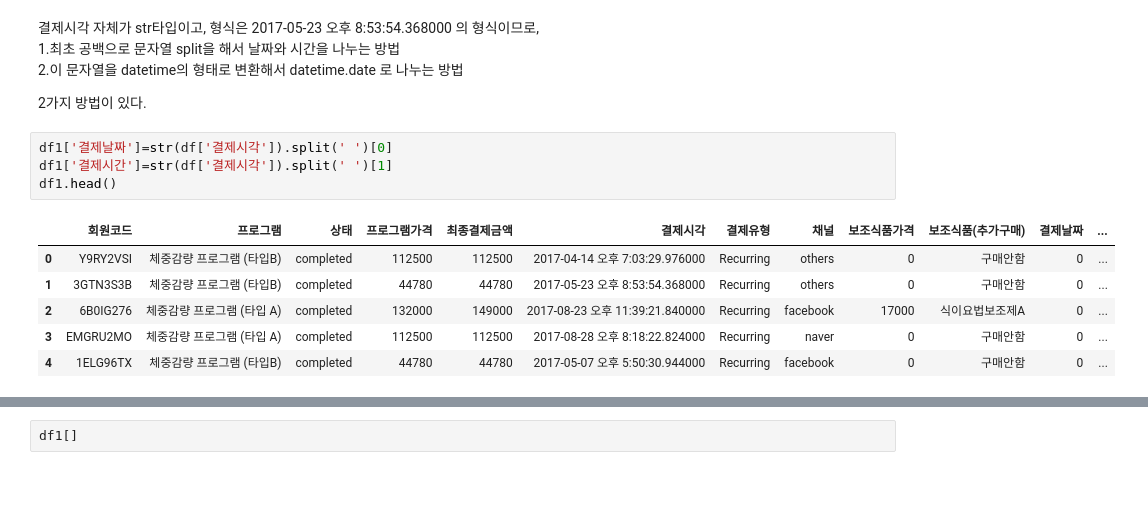
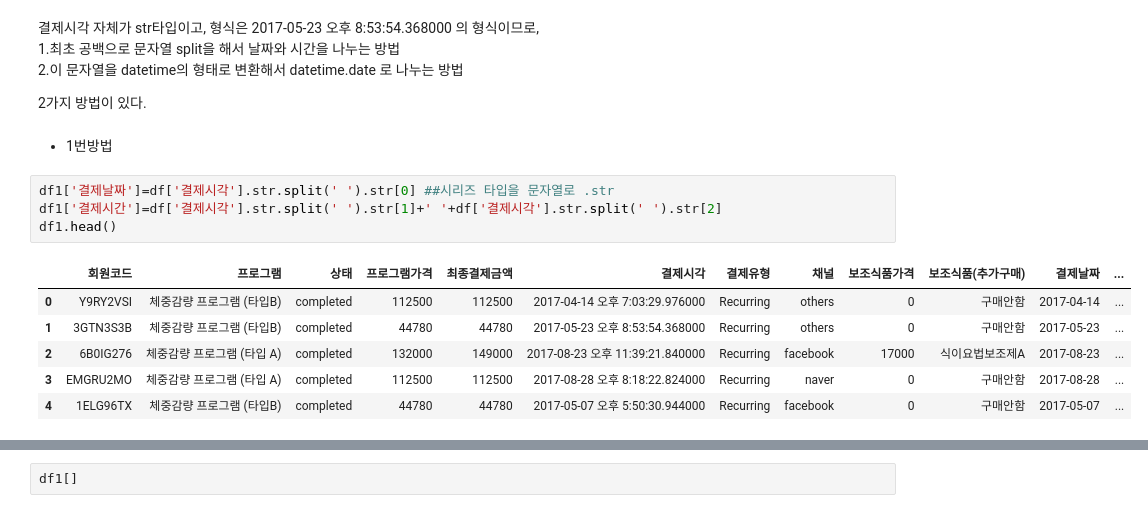
Before and after one commit to chlwldns00/ForDataAnalysis, a Jupyter notebook: 데이터분석/이커머스데이터분석.ipynb, the cells around one changed output, grey strips where cells are left out. Saved outputs shown, nothing was run; the diff lists cells and outputs as text; blank space fills up the shorter version.

```diff
--- a/데이터분석/이커머스데이터분석.ipynb
+++ b/데이터분석/이커머스데이터분석.ipynb
@@ -220,14 +220,16 @@ str
 2.이 문자열을 datetime의 형태로 변환해서 datetime.date 로 나누는 방법
 
 2가지 방법이 있다.
+# %% [markdown]
+- 1번방법
 # %%
-df1['결제날짜']=str(df['결제시각']).split(' ')[0]
-df1['결제시간']=str(df['결제시각']).split(' ')[1]
+df1['결제날짜']=df['결제시각'].str.split(' ').str[0] ##시리즈 타입을 문자열로 .str
+df1['결제시간']=df['결제시각'].str.split(' ').str[1]+' '+df['결제시각'].str.split(' ').str[2]
 df1.head()
 # %% [output]
 |  | 회원코드 | 프로그램 | 상태 | 프로그램가격 | 최종결제금액 | 결제시각 | 결제유형 | 채널 | 보조식품가격 | 보조식품(추가구매) | 결제날짜 | ... |
-| 0 | Y9RY2VSI | 체중감량 프로그램 (타입B) | completed | 112500 | 112500 | 2017-04-14 오후 7:03:29.976000 | Recurring | others | 0 | 구매안함 | 0 | ... |
-| 1 | 3GTN3S3B | 체중감량 프로그램 (타입B) | completed | 44780 | 44780 | 2017-05-23 오후 8:53:54.368000 | Recurring | others | 0 | 구매안함 | 0 | ... |
-| 2 | 6B0IG276 | 체중감량 프로그램 (타입 A) | completed | 132000 | 149000 | 2017-08-23 오후 11:39:21.840000 | Recurring | facebook | 17000 | 식이요법보조제A | 0 | ... |
-| 3 | EMGRU2MO | 체중감량 프로그램 (타입 A) | completed | 112500 | 112500 | 2017-08-28 오후 8:18:22.824000 | Recurring | naver | 0 | 구매안함 | 0 | ... |
-| 4 | 1ELG96TX | 체중감량 프로그램 (타입B) | completed | 44780 | 44780 | 2017-05-07 오후 5:50:30.944000 | Recurring | facebook | 0 | 구매안함 | 0 | ... |
+| 0 | Y9RY2VSI | 체중감량 프로그램 (타입B) | completed | 112500 | 112500 | 2017-04-14 오후 7:03:29.976000 | Recurring | others | 0 | 구매안함 | 2017-04-14 | ... |
+| 1 | 3GTN3S3B | 체중감량 프로그램 (타입B) | completed | 44780 | 44780 | 2017-05-23 오후 8:53:54.368000 | Recurring | others | 0 | 구매안함 | 2017-05-23 | ... |
+| 2 | 6B0IG276 | 체중감량 프로그램 (타입 A) | completed | 132000 | 149000 | 2017-08-23 오후 11:39:21.840000 | Recurring | facebook | 17000 | 식이요법보조제A | 2017-08-23 | ... |
+| 3 | EMGRU2MO | 체중감량 프로그램 (타입 A) | completed | 112500 | 112500 | 2017-08-28 오후 8:18:22.824000 | Recurring | naver | 0 | 구매안함 | 2017-08-28 | ... |
+| 4 | 1ELG96TX | 체중감량 프로그램 (타입B) | completed | 44780 | 44780 | 2017-05-07 오후 5:50:30.944000 | Recurring | facebook | 0 | 구매안함 | 2017-05-07 | ... |
```
Also changed, not shown: parts of 5 cells of this notebook.
